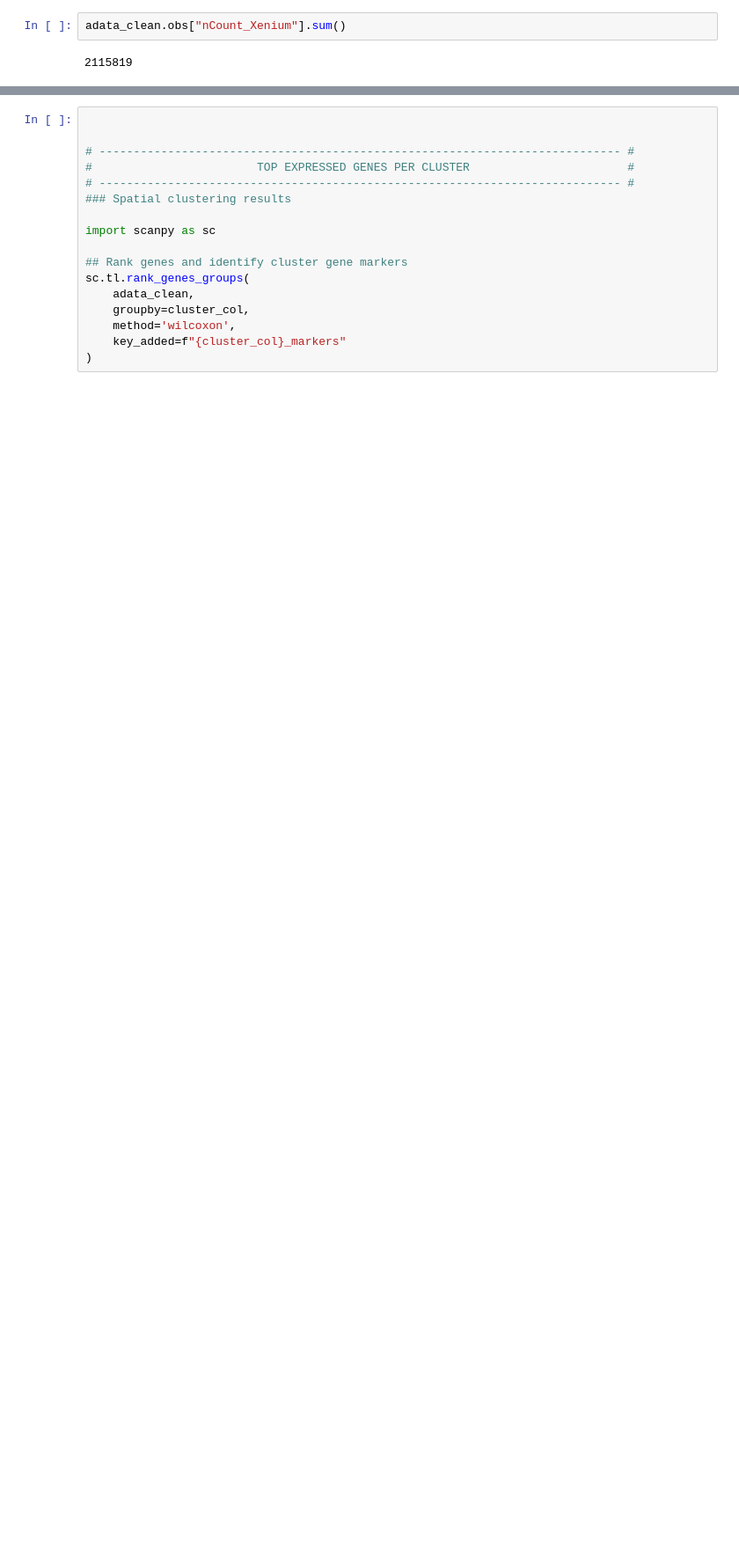
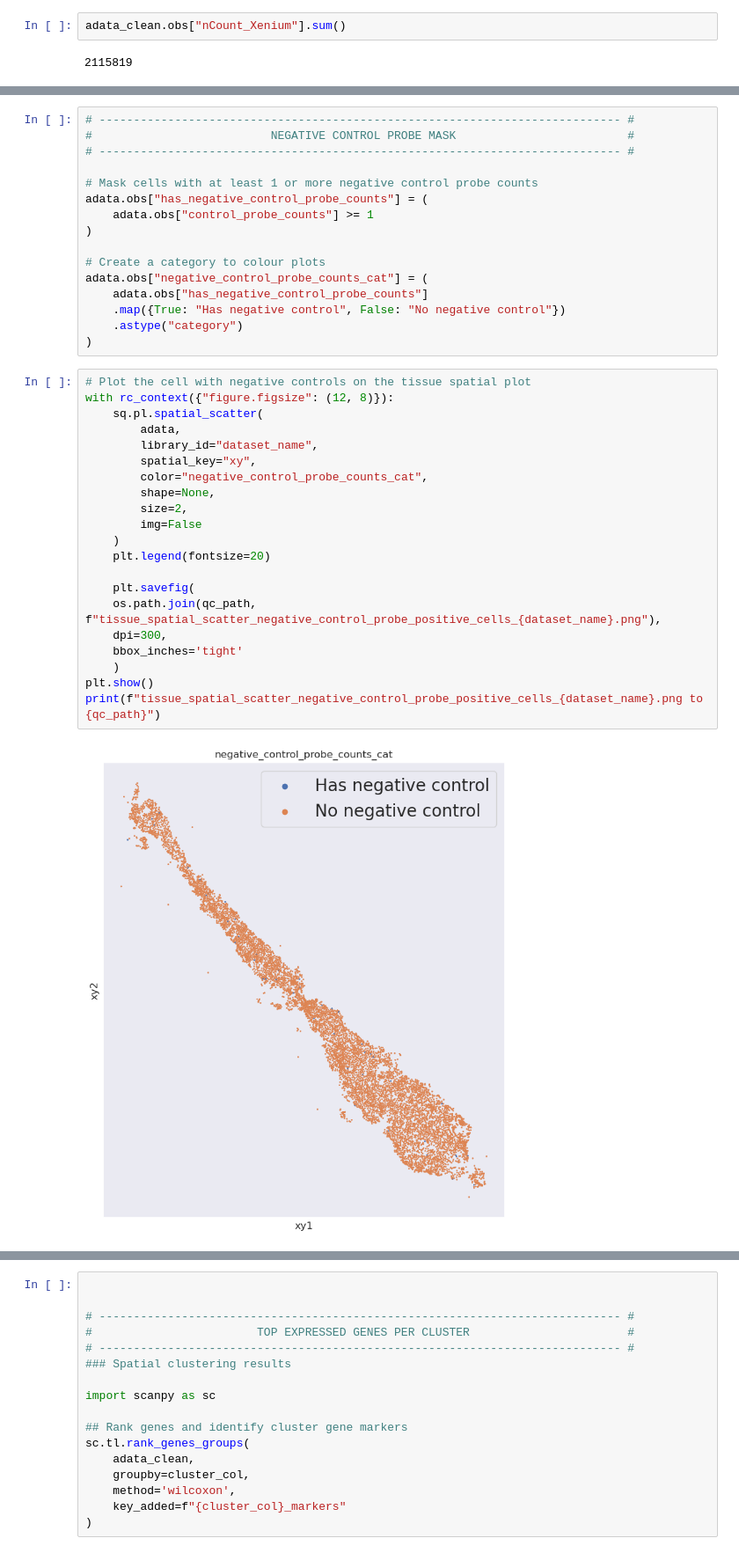
Before and after one commit to NJNataren/Banksy_py, a Jupyter notebook: 01_QC_xenium_spatial_clean_clustered.ipynb, the cells around one changed output, grey strips where cells are left out. Shown at 88% size. Cells and saved outputs as stored; diff of their text form; blank space fills up the shorter version.

```diff
--- a/01_QC_xenium_spatial_clean_clustered.ipynb
+++ b/01_QC_xenium_spatial_clean_clustered.ipynb
@@ -715,0 +890,39 @@ neg_tx
+# %%
+# ---------------------------------------------------------------------------- #
+#                          NEGATIVE CONTROL PROBE MASK                         #
+# ---------------------------------------------------------------------------- #
+
+# Mask cells with at least 1 or more negative control probe counts
+adata.obs["has_negative_control_probe_counts"] = (
+    adata.obs["control_probe_counts"] >= 1
+)
+
+# Create a category to colour plots
+adata.obs["negative_control_probe_counts_cat"] = (
+    adata.obs["has_negative_control_probe_counts"]
+    .map({True: "Has negative control", False: "No negative control"})
+    .astype("category")
+)
+# %%
+# Plot the cell with negative controls on the tissue spatial plot
+with rc_context({"figure.figsize": (12, 8)}):
+    sq.pl.spatial_scatter(
+        adata,
+        library_id="dataset_name",
+        spatial_key="xy",
+        color="negative_control_probe_counts_cat",
+        shape=None,
+        size=2,
+        img=False
+    )
+    plt.legend(fontsize=20)
+
+    plt.savefig(
+    os.path.join(qc_path, f"tissue_spatial_scatter_negative_control_probe_positive_cells_{dataset_name}.png"),
+    dpi=300,
+    bbox_inches='tight'
+    )
+plt.show()
+print(f"tissue_spatial_scatter_negative_control_probe_positive_cells_{dataset_name}.png to {qc_path}")
+# %% [output]
+[figure, added]
```
Also changed, not shown: parts of 47 cells of this notebook, 2 other files.
